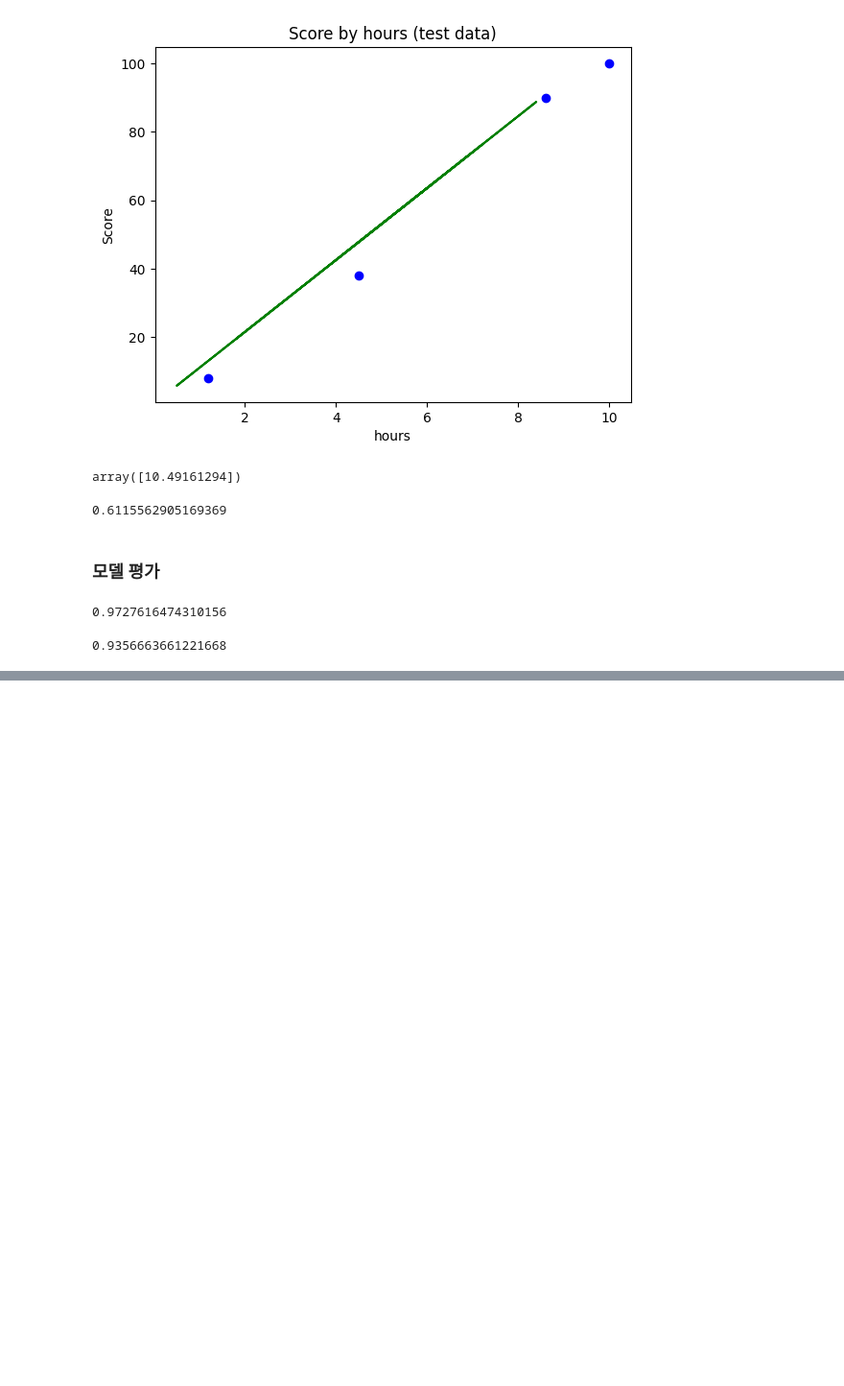
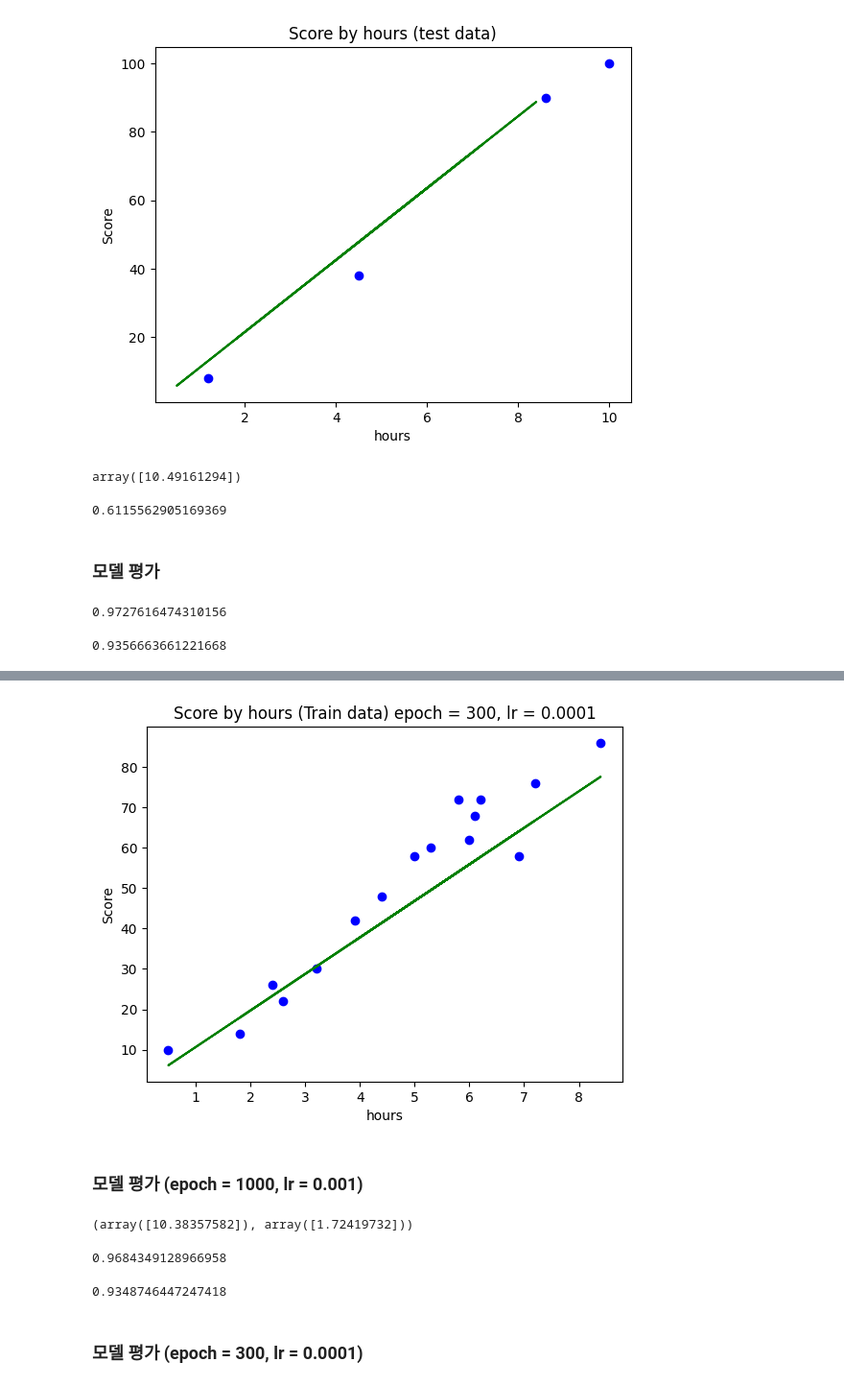
Before and after one commit to hwk44/practice-np_pd_matplotlib, a Jupyter notebook: ml_notes/ml1.ipynb, the cells around one changed output, grey strips where cells are left out. Shown at 96% size. Drawn from its saved outputs; the diff is of its cells as text; code cells hidden in the pictures; blank space fills up the shorter version.

```diff
--- a/ml_notes/ml1.ipynb
+++ b/ml_notes/ml1.ipynb
@@ -260,0 +310,28 @@ reg.score(X_train, y_train) # 훈련세트 모델 평가
+# %%
+# epoch 300, lr = 0.0001
+
+plt.scatter(X_train, y_train, color ="blue") # 산점도
+plt.plot(X_train, sr.predict(X_train), color = 'green') # X_train 선그래프
+plt.title("Score by hours (Train data) epoch = 300, lr = 0.0001")
+plt.xlabel("hours")
+plt.ylabel("Score")
+plt.show()
+# %% [output]
+[figure, added]
+# %% [markdown]
+### 모델 평가 (epoch = 1000, lr = 0.001)
+# %%
+sr.coef_, sr.intercept_
+# %% [output]
+(array([10.38357582]), array([1.72419732]))
+# %%
+sr.score(X_test, y_test) # 테스트 세트 모델 평가
+# %% [output]
+0.9684349128966958
+# %%
+sr.score(X_train, y_train) # 훈련 세트 모델 평가
+#### 좋은 모델의 경우 훈련 세트 평가 점수가 높다
+# %% [output]
+0.9348746447247418
+# %% [markdown]
+### 모델 평가 (epoch = 300, lr = 0.0001)
```
Also changed, not shown: parts of 8 cells of this notebook, 2 other files.
